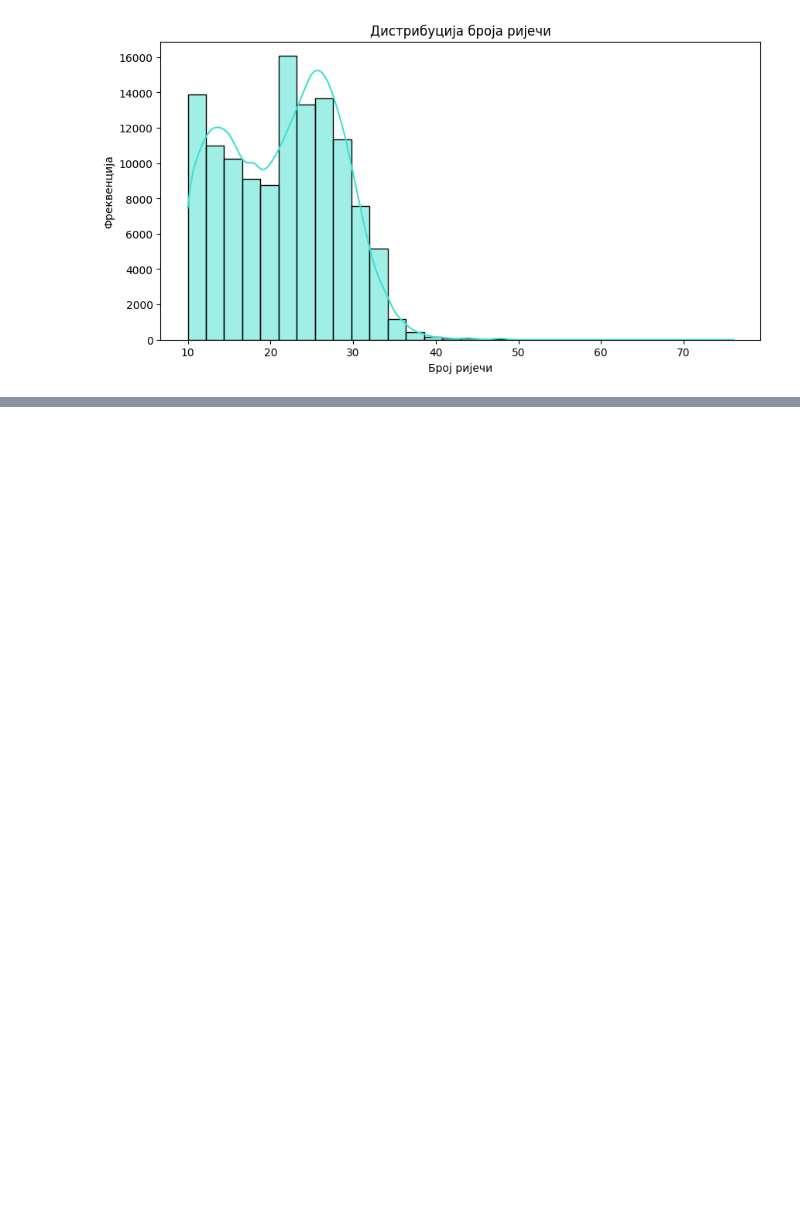
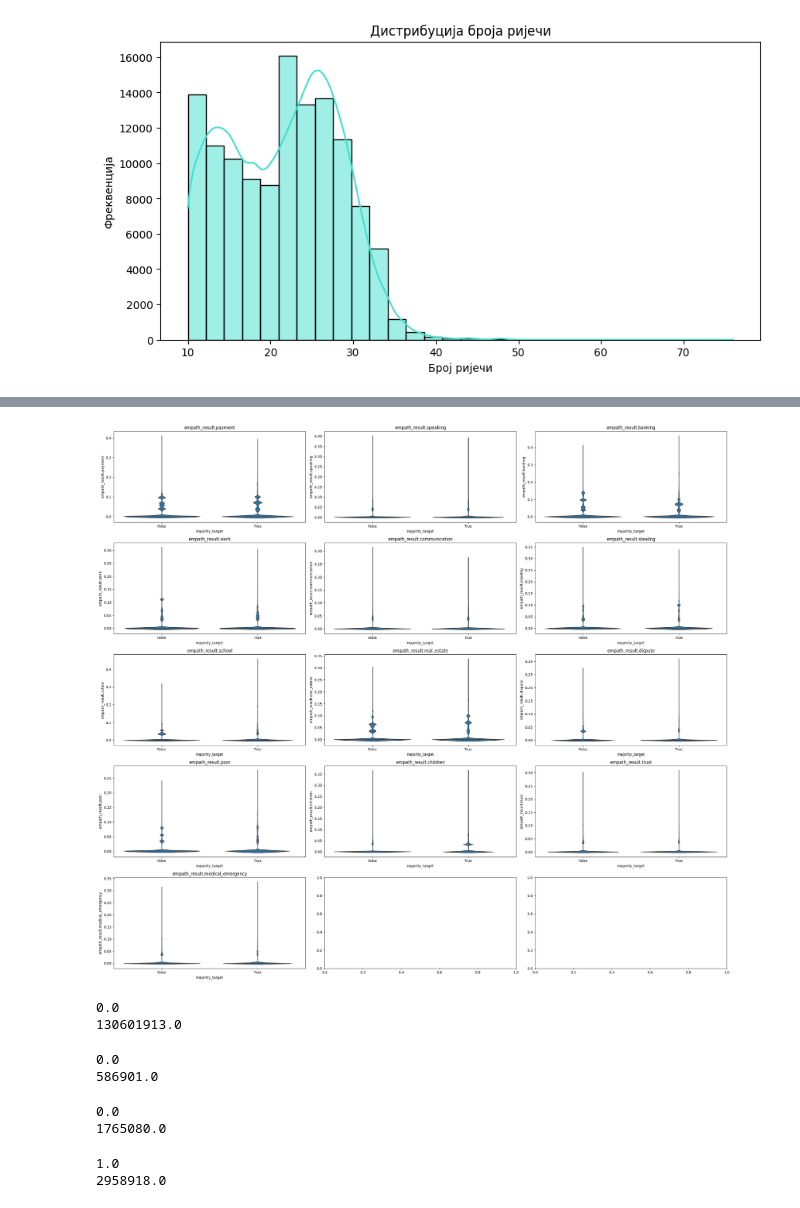
Before and after one commit to SaraTalic/fake-news-twitter-detection, a Jupyter notebook: preprocessing.ipynb, the cells around one changed output, grey strips where cells are left out. Drawn from its saved outputs; the diff is of its cells as text; code cells hidden in the pictures; blank space fills up the shorter version.

```diff
--- a/preprocessing.ipynb
+++ b/preprocessing.ipynb
@@ -391,0 +484,2 @@ plt.show()
+# %%
+merged_df2 = pd.merge(df, df_empath3, on='tweet_new', how='inner')
@@ -391,0 +520,62 @@ plt.show()
+# %%
+
+columns = [
+
+
+    "empath_result.payment",
+
+    "empath_result.speaking",
+
+    "empath_result.banking",
+
+    "empath_result.work",
+    "empath_result.communication",
+    "empath_result.stealing",
+    "empath_result.school",
+    "empath_result.real_estate",
+
+    "empath_result.dispute",
+    "empath_result.poor",
+
+    "empath_result.children",
+    "empath_result.trust",
+    "empath_result.medical_emergency"
+]
+
+n_rows = 5
+n_cols = 3
+fig, axes = plt.subplots(n_rows, n_cols, figsize=(25, 22))
+
+for i, col in enumerate(columns):
+    row, col_index = divmod(i, n_cols)
+    sns.violinplot(x='majority_target', y=col, data=merged_df2, inner="quartile", ax=axes[row, col_index])
+    axes[row, col_index].set_title(col)
+
+plt.tight_layout()
+plt.show()
+# %% [output]
+[figure, added]
+# %%
+print(df['followers_count'].min())
+print(df['followers_count'].max())
+# %% [output]
+0.0
+130601913.0
+# %%
+print(df['friends_count'].min())
+print(df['friends_count'].max())
+# %% [output]
+0.0
+586901.0
+# %%
+print(df['favourites_count'].min())
+print(df['favourites_count'].max())
+# %% [output]
+0.0
+1765080.0
+# %%
+print(df['statuses_count'].min())
+print(df['statuses_count'].max())
+# %% [output]
+1.0
+2958918.0
```
Also changed, not shown: parts of 22 cells of this notebook, 1 other file.
